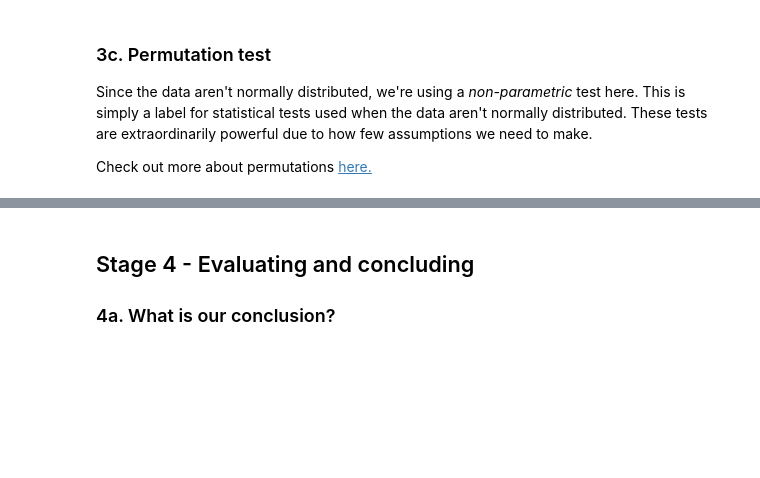
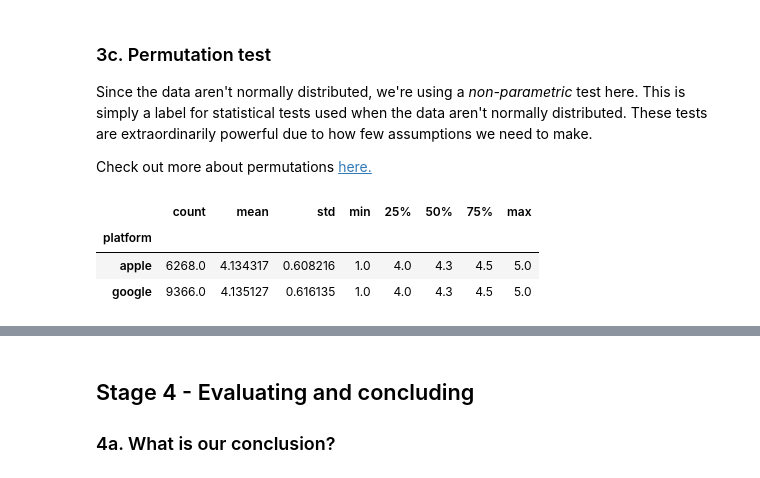
Before and after one commit to mkars01/Springboard, a Jupyter notebook: Case Study - Integrating Apps/Springboard Apps project - Tier 3 - Complete.ipynb, the cells around one changed output, grey strips where cells are left out. Saved outputs shown, nothing was run; the diff lists cells and outputs as text; code cells hidden in the pictures; blank space fills up the shorter version.

```diff
--- a/Case Study - Integrating Apps/Springboard Apps project - Tier 3 - Complete.ipynb
+++ b/Case Study - Integrating Apps/Springboard Apps project - Tier 3 - Complete.ipynb
@@ -468,9 +468,15 @@ Check out more about permutations [here.](http://rasbt.github.io/mlxtend/user_gu
 # %%
 # Create a column called `Permutation1`, and assign to it the result of permuting (shuffling) the Rating column
 # This assignment will use our numpy object's random.permutation() method
-_ _ _
+np.random.seed(42)
+df['Permutation1'] = np.random.permutation(df['Rating'])
 
 # Call the describe() method on our permutation grouped by 'platform'.
-_ _ _
+df.groupby('platform')['Permutation1'].describe()
+# %% [output]
+|  | count | mean | std | min | 25% | 50% | 75% | max |
+| platform |  |  |  |  |  |  |  |  |
+| apple | 6268.0 | 4.134317 | 0.608216 | 1.0 | 4.0 | 4.3 | 4.5 | 5.0 |
+| google | 9366.0 | 4.135127 | 0.616135 | 1.0 | 4.0 | 4.3 | 4.5 | 5.0 |
 # %%
 # Lets compare with the previous analytical summary:
```
Also changed, not shown: parts of 6 cells of this notebook.
